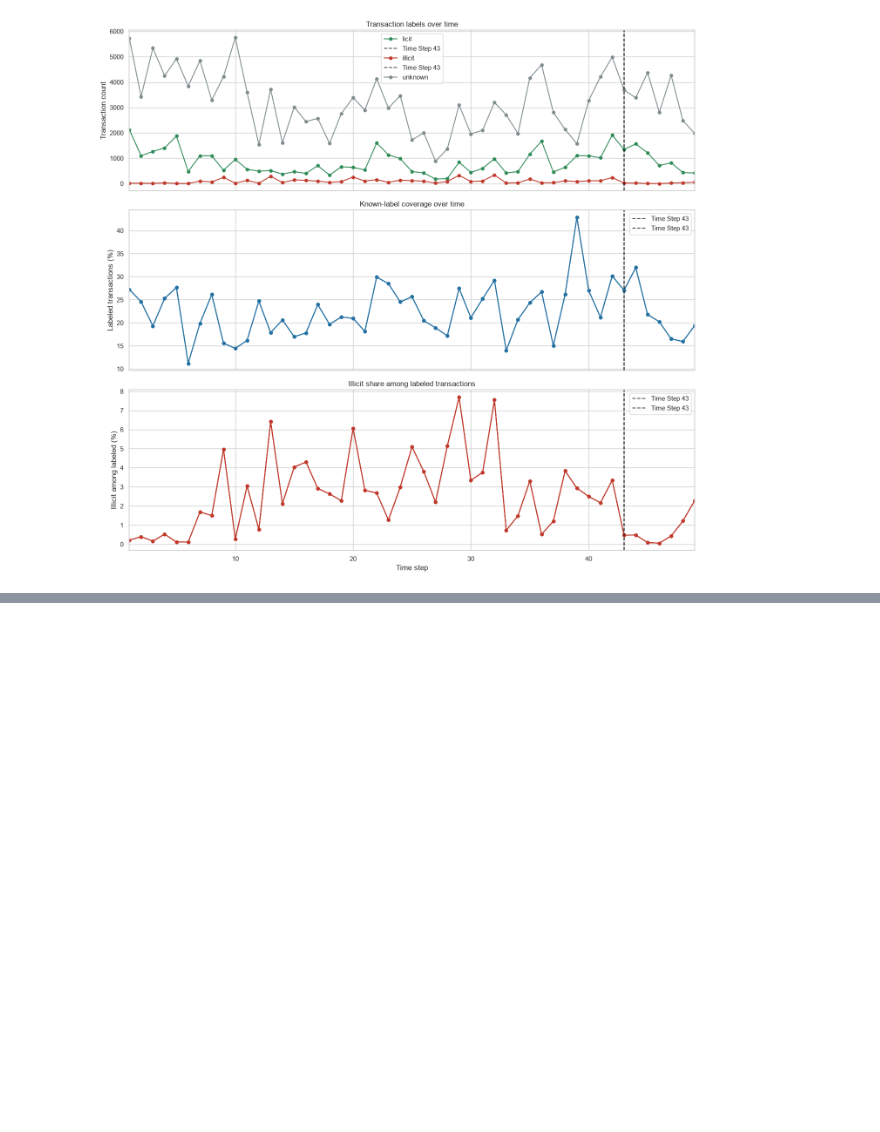
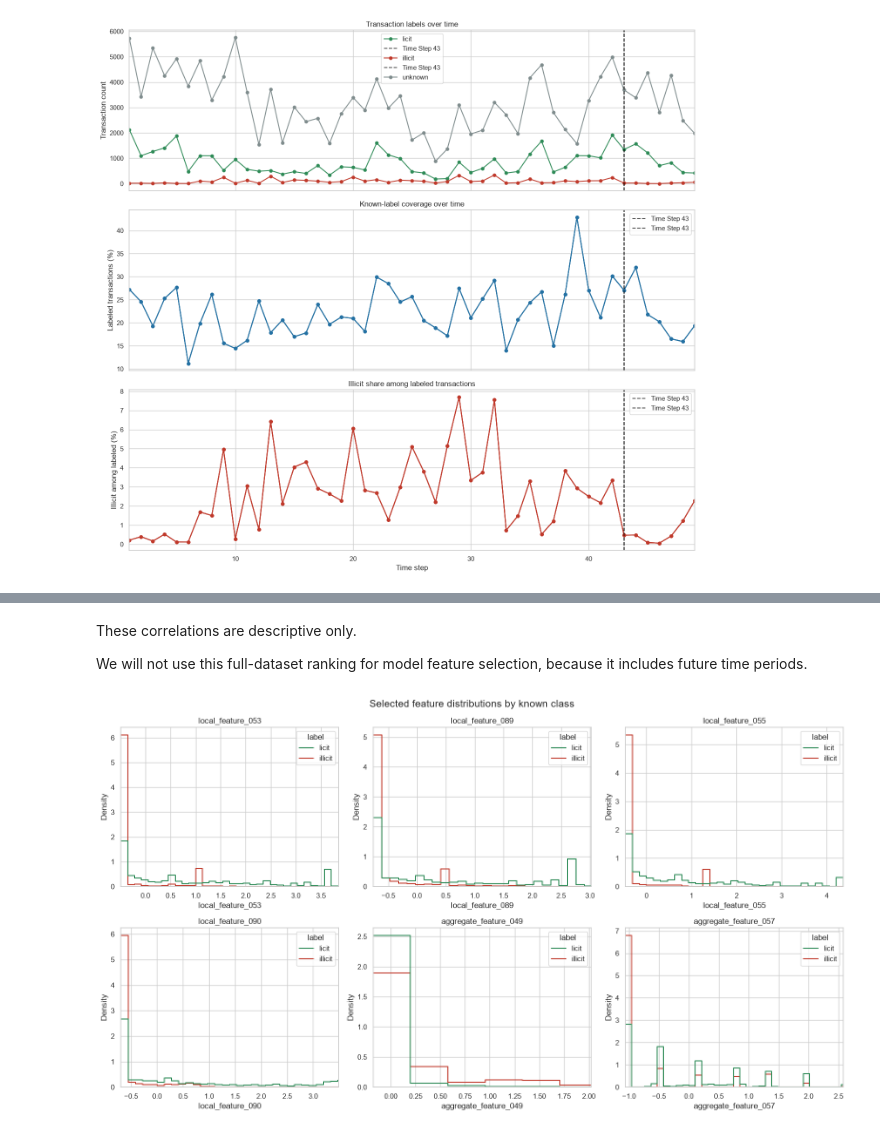
Before and after one commit to afrazahmad-hub/crypto-AML-transaction-monitoring, a Jupyter notebook: notebooks/main.ipynb, the cells around one changed output, grey strips where cells are left out. Cells and saved outputs as stored; diff of their text form; code cells hidden in the pictures; blank space fills up the shorter version.

```diff
--- a/notebooks/main.ipynb
+++ b/notebooks/main.ipynb
@@ -615,7 +615,7 @@ for label in LABEL_ORDER:
     # Plot: 3
     axes[2].plot(
         time_summary.index,
-        time_summary["illicite_rate_labeled_pct"],
+        time_summary["illicit_rate_labeled_pct"],
         color=LABEL_COLORS["illicit"],
         marker="o",
         markersize=5
@@ -659,0 +742,70 @@ display(transaction_df)
+# %% [markdown]
+These correlations are descriptive only.
+
+We will not use this full-dataset ranking for model feature selection, because it includes future time periods.
+# %%
+# Plot selected feature distributions
+
+selected_features = (
+    feature_label_correlations
+    .abs()
+    .nlargest(6)
+    .index
+    .tolist() # Return a list of the values.
+)
+
+plot_samples = []
+
+# Select rows belonging to each class [i.e. "licit", "illicit"]
+for label in ["licit", "illicit"]:
+    class_rows = labeled_df.loc[labeled_df["label"] == label]
+
+    # Randomly sample transactions
+    plot_samples.append(
+        class_rows.sample(
+            n=min(5_000, len(class_rows)),
+            random_state=RANDOM_SEED
+        )
+    )
+
+feature_plot_df = pd.concat(
+    plot_samples,
+    ignore_index=True,
+)
+
+fig, axes = plt.subplots(
+    nrows=2,
+    ncols=3,
+    figsize=(16, 9)
+)
+
+# Loop through features and plots
+for feature, ax in zip(selected_features, axes.flat):
+    lower, upper = labeled_df[feature].quantile([0.01, 0.99]) # used to control the visible X-axis range.
+
+    sns.histplot(
+        data=feature_plot_df,
+        x=feature,
+        hue="label",
+        hue_order=["licit", "illicit"],
+        palette=LABEL_COLORS,
+        bins=40,
+        stat="density",
+        common_norm=False,
+        element="step",
+        fill=False,
+        ax=ax
+    )
+
+    ax.set_xlim(lower, upper)
+    ax.set_title(feature)
+
+    fig.suptitle(
+        "Selected feature distributions by known class",
+        fontsize=15,
+        )
+
+plt.tight_layout()
+plt.show()
+# %% [output]
+[figure, added]
```
Also changed, not shown: parts of 15 cells of this notebook.
